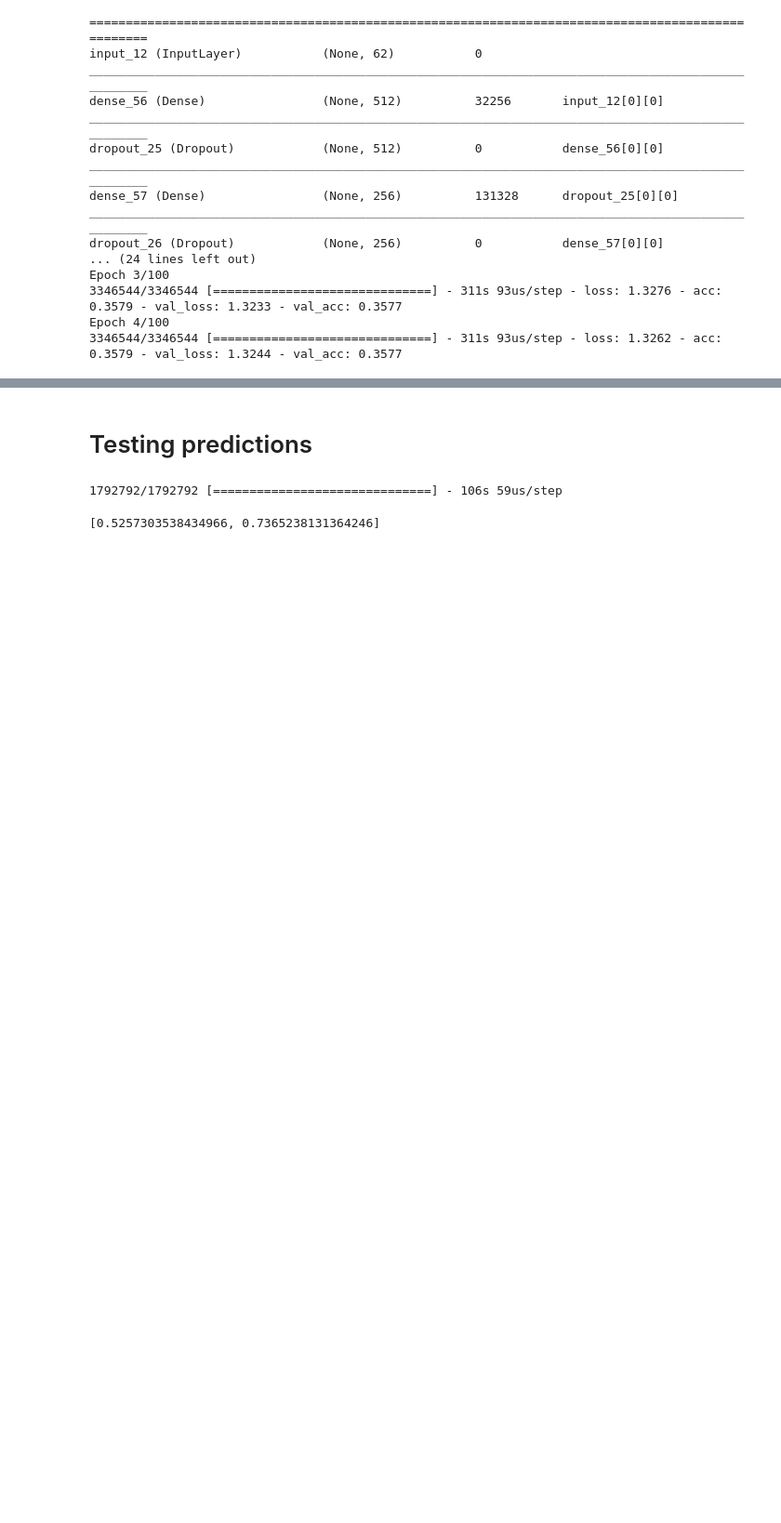
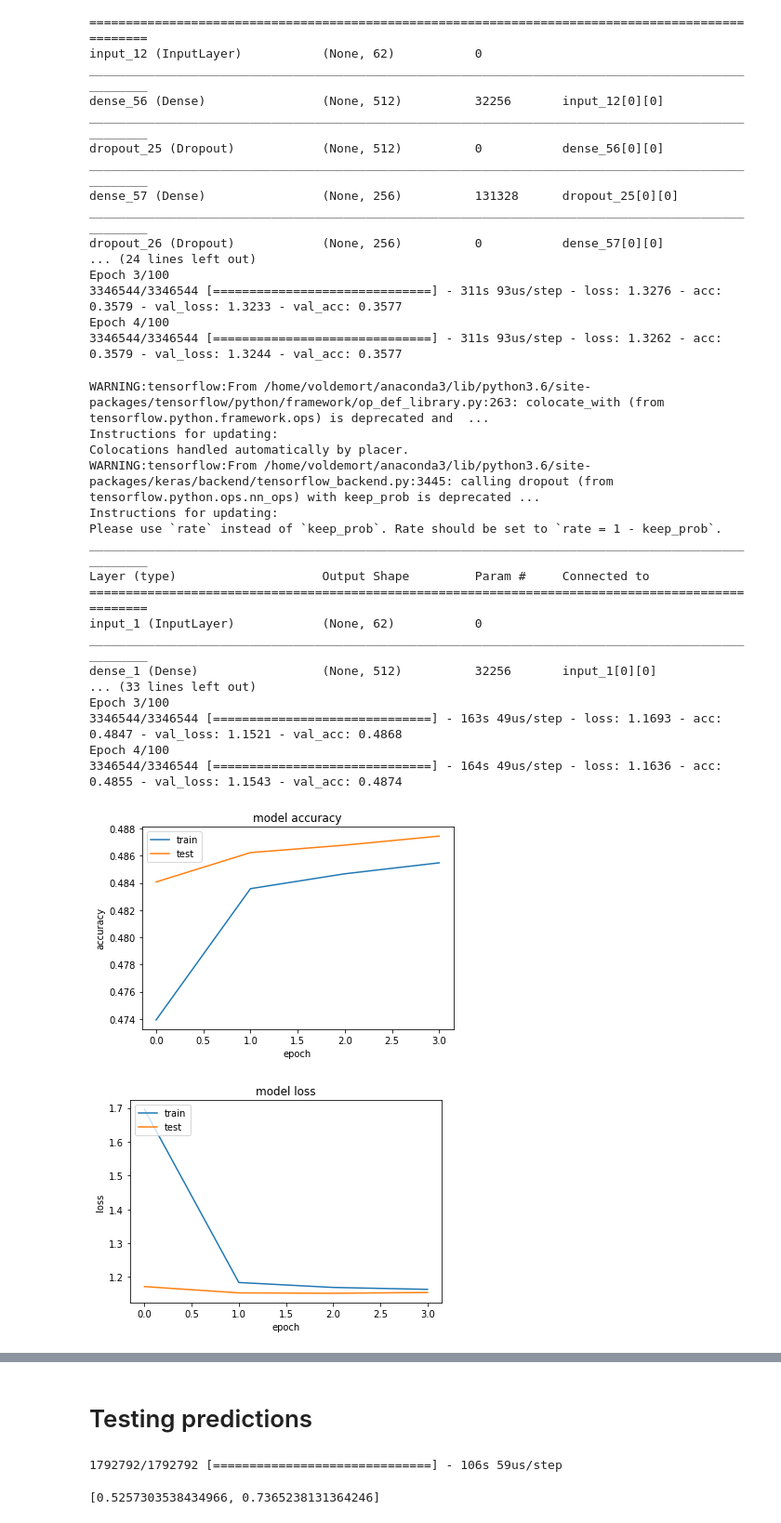
Before and after one commit to manoj0237/DeeplearningandAI-finalproject, a Jupyter notebook: Wide-Deep.ipynb, the cells around one changed output, grey strips where cells are left out. Shown: that part at 93% size. Saved outputs shown, nothing was run; the diff lists cells and outputs as text; code cells hidden in the pictures; blank space fills up the shorter version.

```diff
--- a/Wide-Deep.ipynb
+++ b/Wide-Deep.ipynb
@@ -314,3 +314,26 @@ Epoch 3/100
 3346544/3346544 [==============================] - 311s 93us/step - loss: 1.3276 - acc: 0.3579 - val_loss: 1.3233 - val_acc: 0.3577
 Epoch 4/100
 3346544/3346544 [==============================] - 311s 93us/step - loss: 1.3262 - acc: 0.3579 - val_loss: 1.3244 - val_acc: 0.3577
+# %%
+wide_deep = WideDeep(num_classes=5, batch_size=256, lambda_1=0.1, extra_hidden=True)
+wide_deep.fit(x_train, y_train_5)
+# %% [output]
+WARNING:tensorflow:From /home/voldemort/anaconda3/lib/python3.6/site-packages/tensorflow/python/framework/op_def_library.py:263: colocate_with (from tensorflow.python.framework.ops) is deprecated and  ...
+Instructions for updating:
+Colocations handled automatically by placer.
+WARNING:tensorflow:From /home/voldemort/anaconda3/lib/python3.6/site-packages/keras/backend/tensorflow_backend.py:3445: calling dropout (from tensorflow.python.ops.nn_ops) with keep_prob is deprecated ...
+Instructions for updating:
+Please use `rate` instead of `keep_prob`. Rate should be set to `rate = 1 - keep_prob`.
+__________________________________________________________________________________________________
+Layer (type)                    Output Shape         Param #     Connected to
+==================================================================================================
+input_1 (InputLayer)            (None, 62)           0
+__________________________________________________________________________________________________
+dense_1 (Dense)                 (None, 512)          32256       input_1[0][0]
+... (33 lines left out)
+Epoch 3/100
+3346544/3346544 [==============================] - 163s 49us/step - loss: 1.1693 - acc: 0.4847 - val_loss: 1.1521 - val_acc: 0.4868
+Epoch 4/100
+3346544/3346544 [==============================] - 164s 49us/step - loss: 1.1636 - acc: 0.4855 - val_loss: 1.1543 - val_acc: 0.4874
+[figure, added]
+[figure, added]
```
Also changed, not shown: parts of 1 cell of this notebook, 58 other files.
